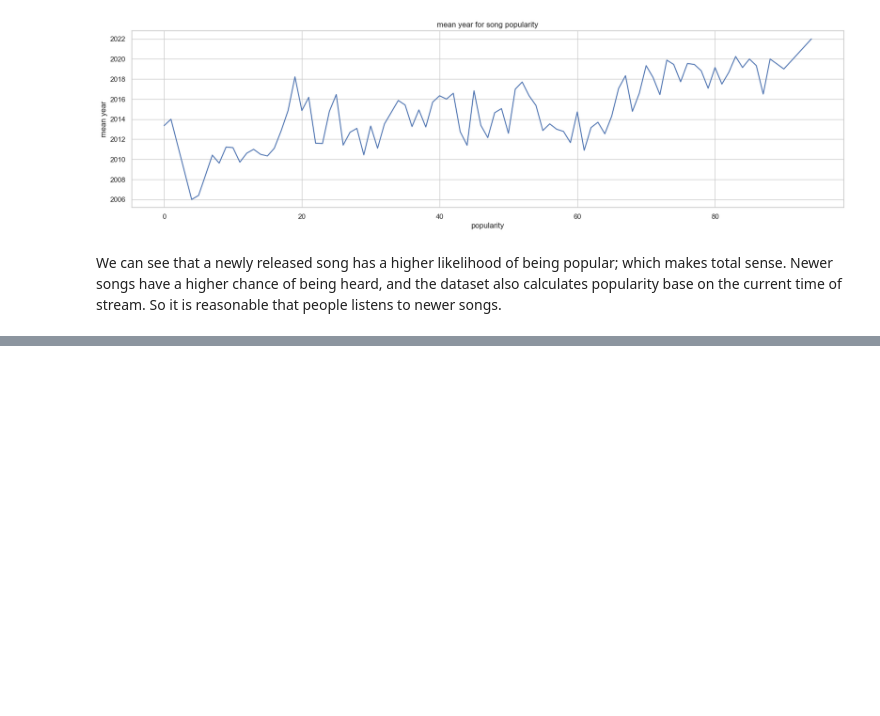
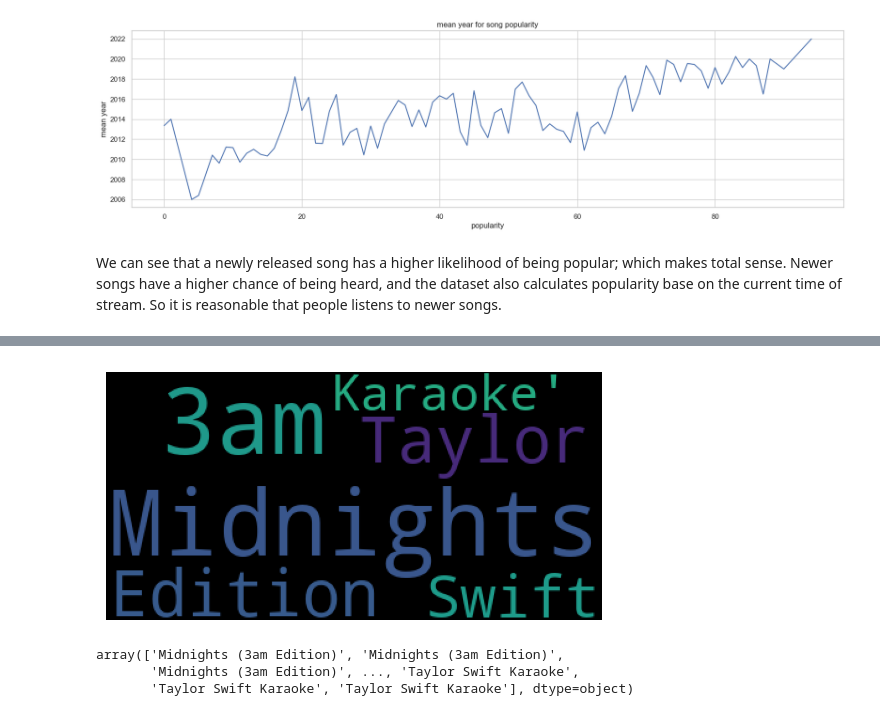
Before and after one commit to yussyafridayusfi/Spotify-EDA-TaylorSwift, a Jupyter notebook: data_viz.ipynb, the cells around one changed output, grey strips where cells are left out. Saved outputs shown, nothing was run; the diff lists cells and outputs as text; code cells hidden in the pictures; blank space fills up the shorter version.

```diff
--- a/data_viz.ipynb
+++ b/data_viz.ipynb
@@ -261,0 +306,17 @@ We can see that a newly released song has a higher likelihood of being popular;
+# %%
+worldcloud_album = df['album'].values
+
+wordcloud = WordCloud().generate(str(worldcloud_album))
+
+plt.imshow(wordcloud)
+plt.axis("off")
+plt.show()
+# %% [output]
+[figure, added]
+# %%
+album_groupby = df['album'].values
+album_groupby
+# %% [output]
+array(['Midnights (3am Edition)', 'Midnights (3am Edition)',
+       'Midnights (3am Edition)', ..., 'Taylor Swift Karaoke',
+       'Taylor Swift Karaoke', 'Taylor Swift Karaoke'], dtype=object)
```
Also changed, not shown: parts of 3 cells of this notebook.
